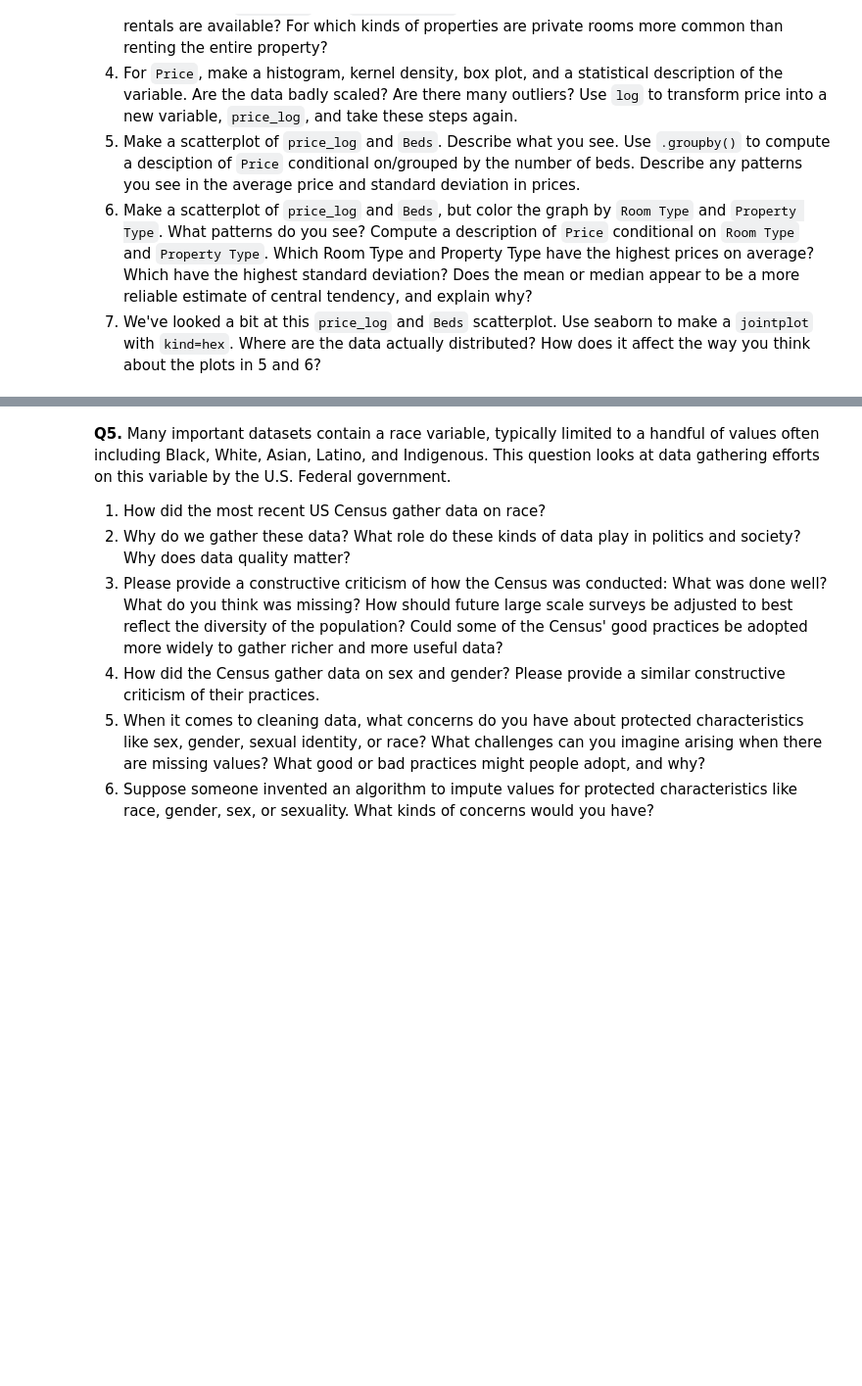
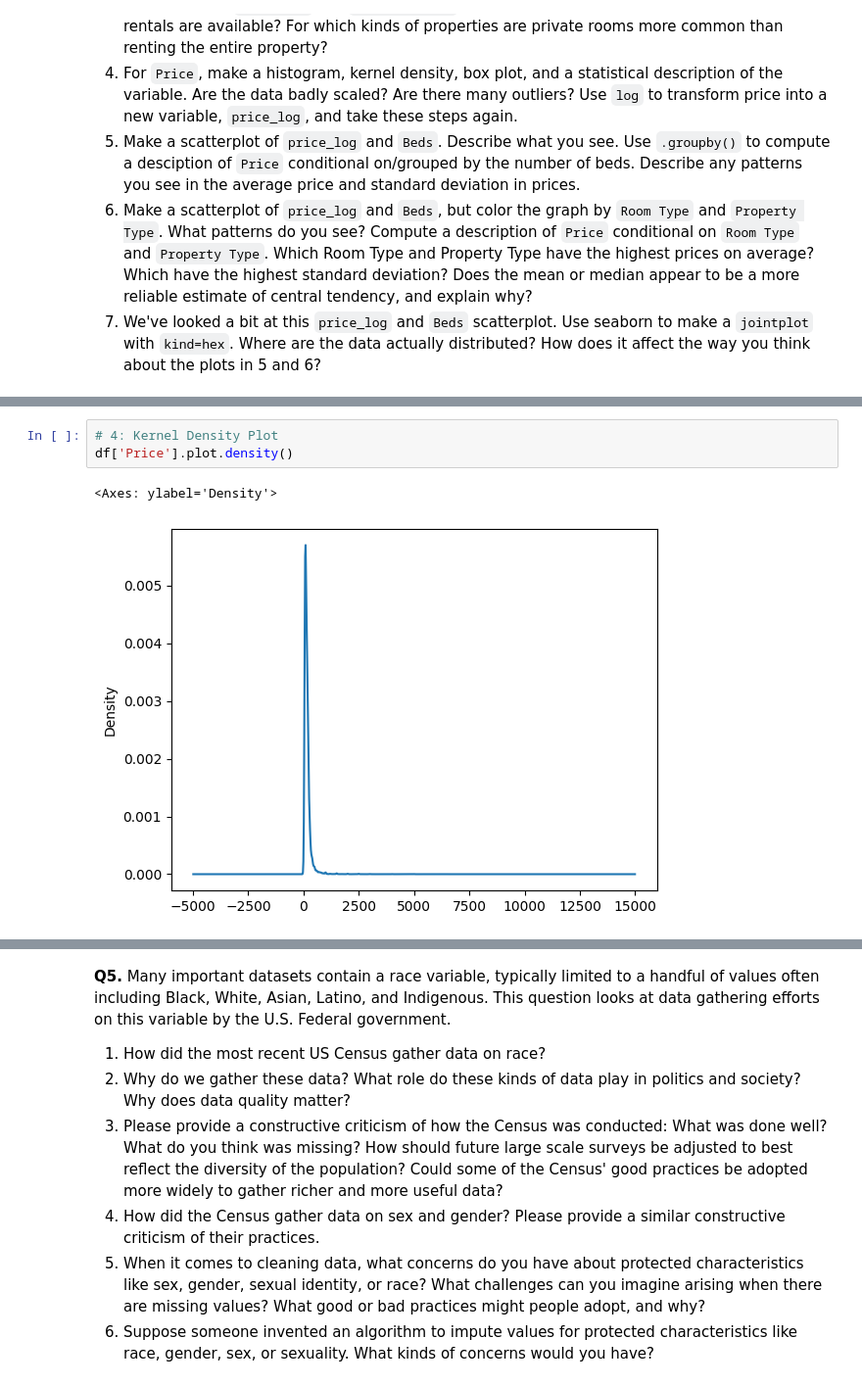
Before and after one commit to aniishap/assignment2, a Jupyter notebook: assignment2.ipynb, the cells around one changed output, grey strips where cells are left out. Shown at 98% size. Cells and saved outputs as stored; diff of their text form; blank space fills up the shorter version.

```diff
--- a/assignment2.ipynb
+++ b/assignment2.ipynb
@@ -226,0 +252,6 @@ df['grad_100_value'].plot.density()
+# %%
+# 4: Kernel Density Plot
+df['Price'].plot.density()
+# %% [output]
+<Axes: ylabel='Density'>
+[figure, added]
```
Also changed, not shown: parts of 19 cells of this notebook.
